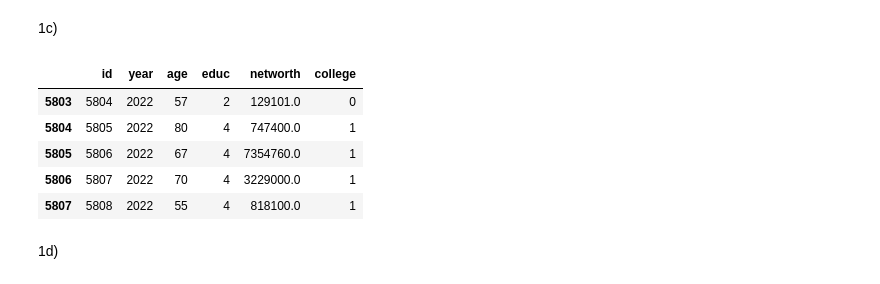
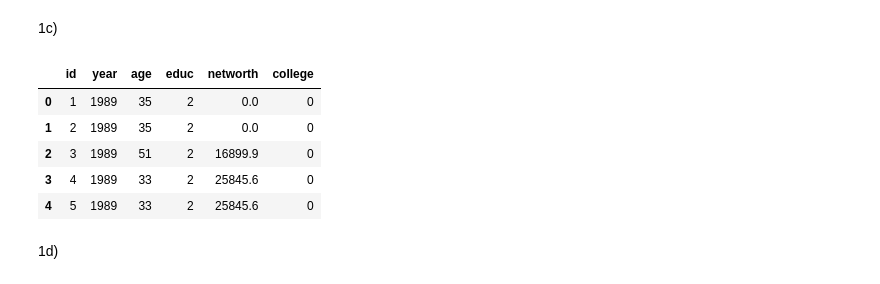
Before and after one commit to DusanNikolic99/TECH2-H25-assignment2, a Jupyter notebook: assignment2.ipynb, the cells around one changed output. Drawn from its saved outputs; the diff is of its cells as text; code cells hidden in the pictures.

```diff
--- a/assignment2.ipynb
+++ b/assignment2.ipynb
@@ -90,16 +90,16 @@ Observations where the houshold head is aged between 25 and 89 are: 5387
 # %%
 # Creating a college column to represent houehold heads that have at least some college
 scf_data["college"] = (scf_data["educ"] >= 3).astype(int)
 
 #Printing the tail here since the head only consisted of household heads with educ of level 2
-scf_data.tail()
+scf_data.head()
 # %% [output]
 |  | id | year | age | educ | networth | college |
-| 5803 | 5804 | 2022 | 57 | 2 | 129101.0 | 0 |
-| 5804 | 5805 | 2022 | 80 | 4 | 747400.0 | 1 |
-| 5805 | 5806 | 2022 | 67 | 4 | 7354760.0 | 1 |
-| 5806 | 5807 | 2022 | 70 | 4 | 3229000.0 | 1 |
-| 5807 | 5808 | 2022 | 55 | 4 | 818100.0 | 1 |
+| 0 | 1 | 1989 | 35 | 2 | 0.0 | 0 |
+| 1 | 2 | 1989 | 35 | 2 | 0.0 | 0 |
+| 2 | 3 | 1989 | 51 | 2 | 16899.9 | 0 |
+| 3 | 4 | 1989 | 33 | 2 | 25845.6 | 0 |
+| 4 | 5 | 1989 | 33 | 2 | 25845.6 | 0 |
 # %% [markdown]
 1d)
 # %%
```
Also changed, not shown: parts of 8 cells of this notebook.
